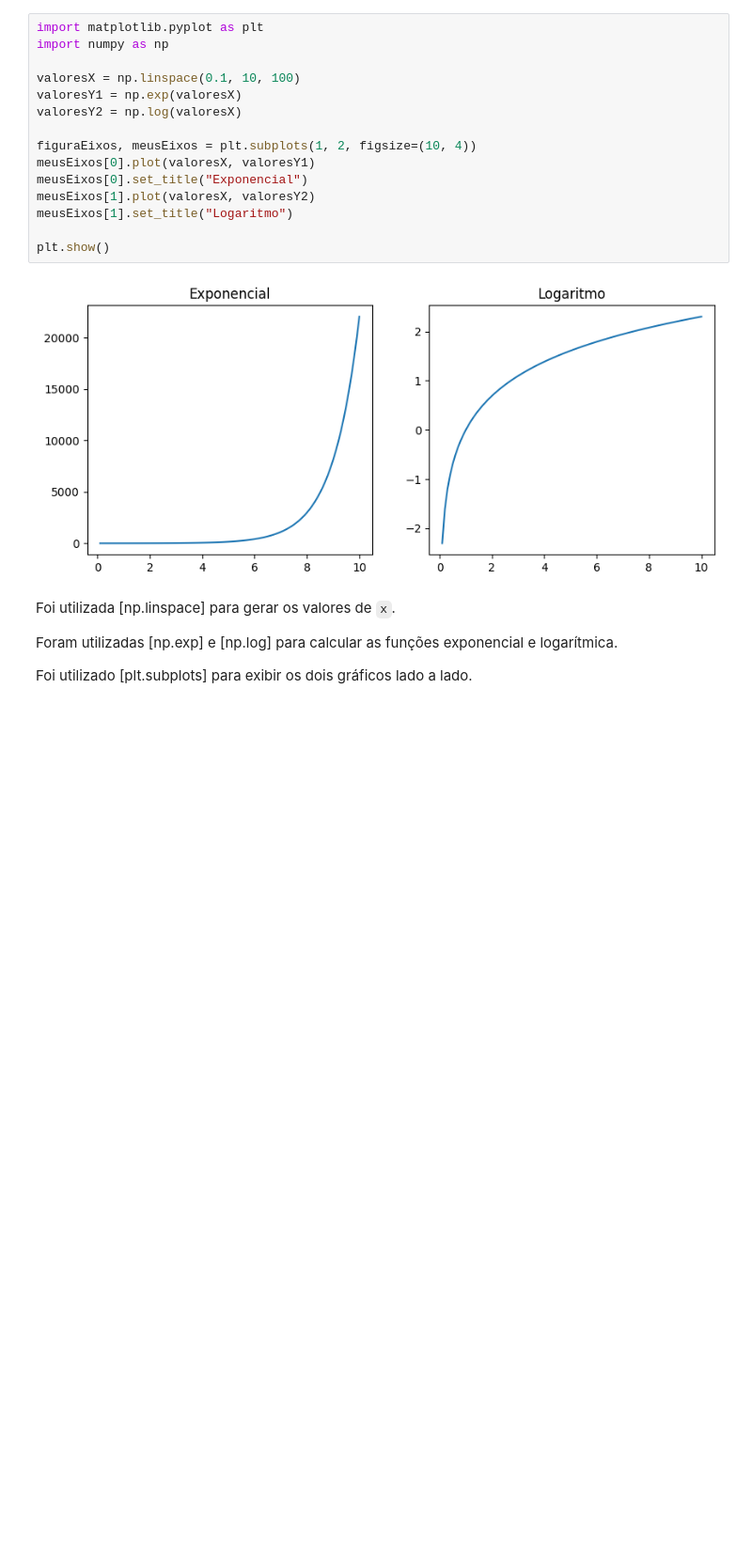
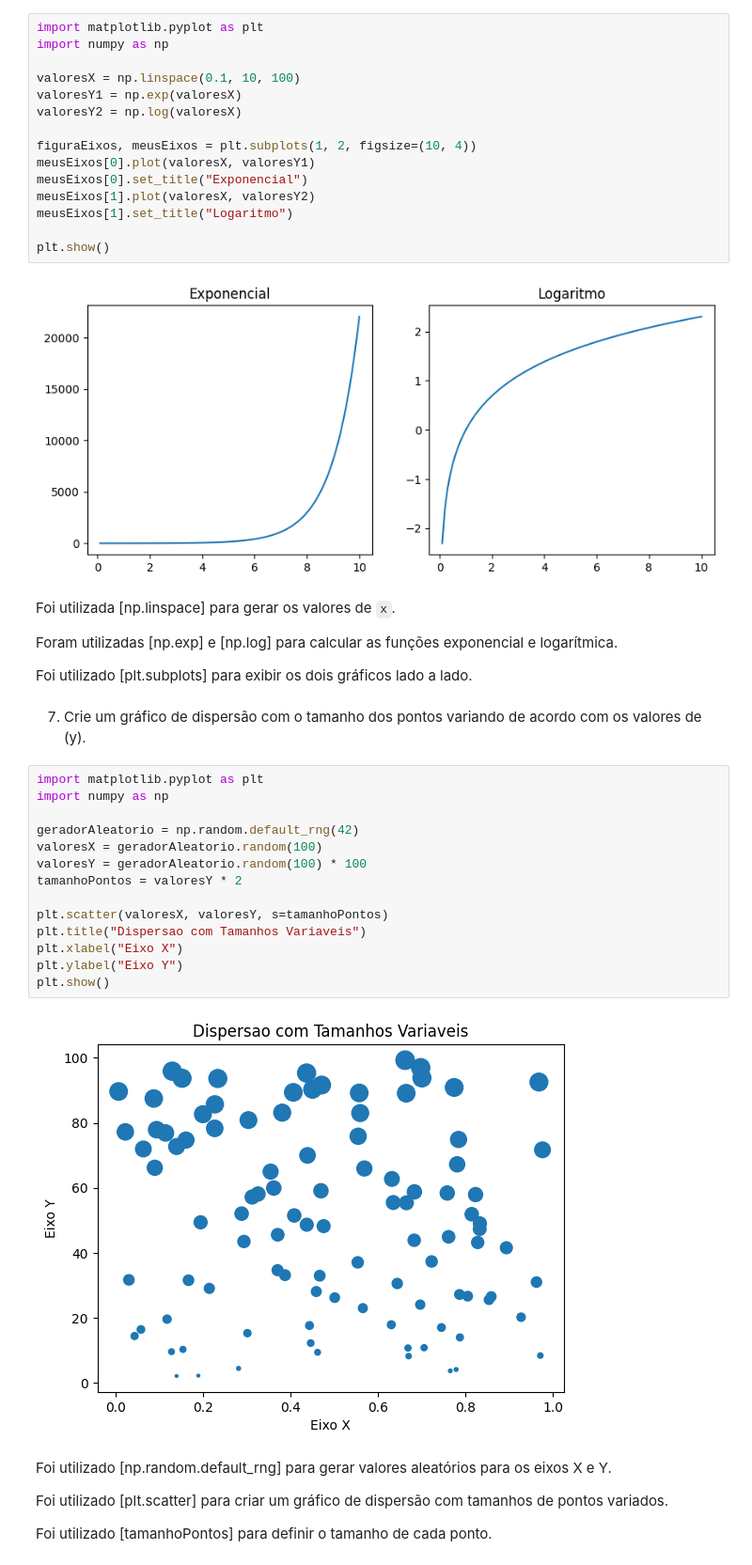
Before and after one commit to 76Falcone/AulasInteligenciaArtificial, a Jupyter notebook: ExercíciosBibliotecas_Python_Falcone_6B_Noturno.ipynb, the cells around one changed output. Shown at 94% size. Cells and saved outputs as stored; diff of their text form; blank space fills up the shorter version.

Commit message:
Exercício 7 - Matplotlib

```diff
--- a/ExercíciosBibliotecas_Python_Falcone_6B_Noturno.ipynb
+++ b/ExercíciosBibliotecas_Python_Falcone_6B_Noturno.ipynb
@@ -1739,3 +1739,27 @@ Foi utilizada [np.linspace] para gerar os valores de `x`.
 Foram utilizadas [np.exp] e [np.log] para calcular as funções exponencial e logarítmica.
 
 Foi utilizado [plt.subplots] para exibir os dois gráficos lado a lado.
+# %% [markdown]
+7. Crie um gráfico de dispersão com o tamanho dos pontos variando de acordo com os valores de (y).
+# %%
+import matplotlib.pyplot as plt
+import numpy as np
+
+geradorAleatorio = np.random.default_rng(42)
+valoresX = geradorAleatorio.random(100)
+valoresY = geradorAleatorio.random(100) * 100
+tamanhoPontos = valoresY * 2
+
+plt.scatter(valoresX, valoresY, s=tamanhoPontos)
+plt.title("Dispersao com Tamanhos Variaveis")
+plt.xlabel("Eixo X")
+plt.ylabel("Eixo Y")
+plt.show()
+# %% [output]
+[figure, added]
+# %% [markdown]
+Foi utilizado [np.random.default_rng] para gerar valores aleatórios para os eixos X e Y.
+
+Foi utilizado [plt.scatter] para criar um gráfico de dispersão com tamanhos de pontos variados.
+
+Foi utilizado [tamanhoPontos] para definir o tamanho de cada ponto.
```
